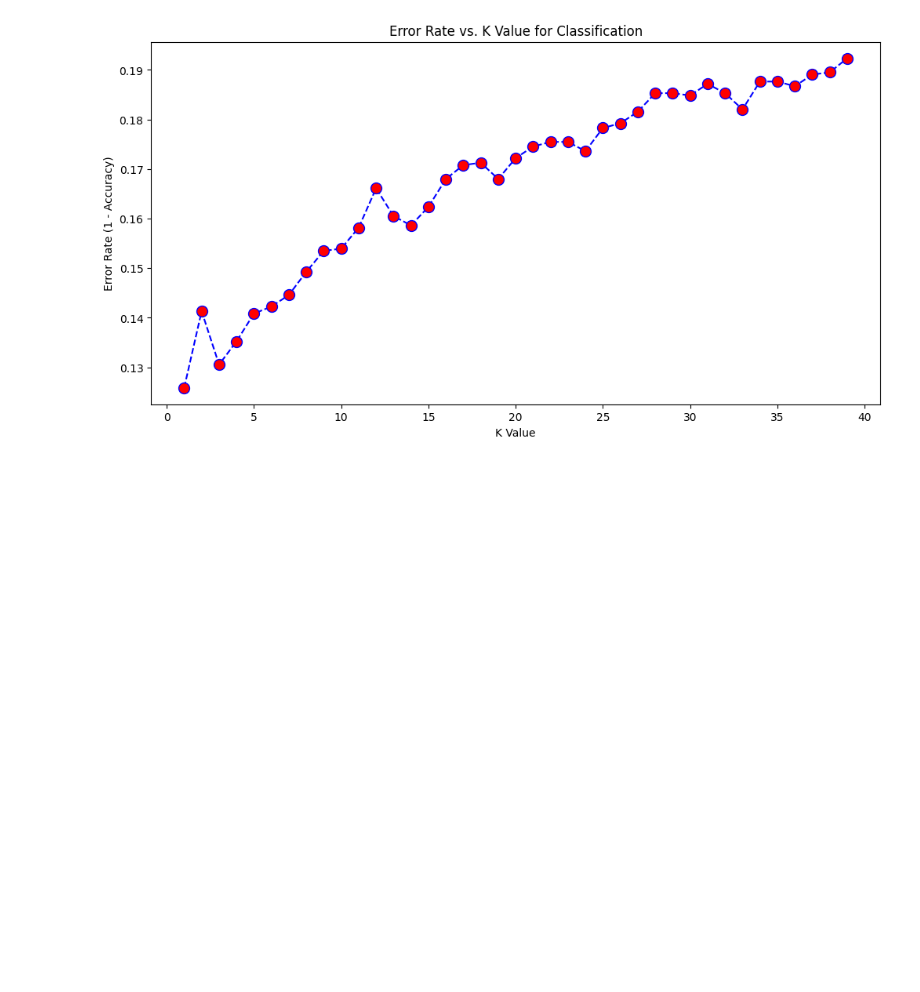
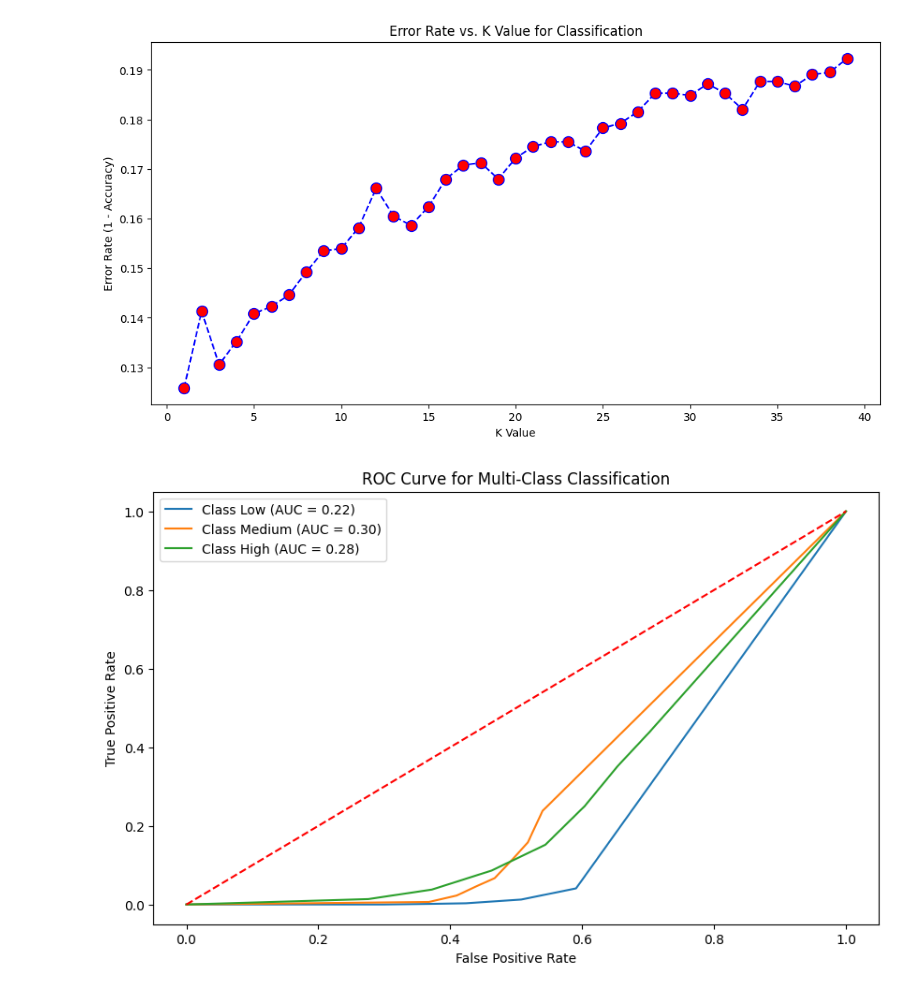
Before and after one commit to jishnuuverse/fds_project_flight-fare, a Jupyter notebook: dataset_flight/TEAM15_CODING3.ipynb, the cells around one changed output. Drawn from its saved outputs; the diff is of its cells as text; code cells hidden in the pictures; blank space fills up the shorter version.

```diff
--- a/dataset_flight/TEAM15_CODING2.ipynb
+++ b/dataset_flight/TEAM15_CODING3.ipynb
@@ -481,7 +481,7 @@ X_train, X_val, y_train_class, y_val_class = train_test_split(
     X_train_df, y_class, test_size=0.2, random_state=42, stratify=y_class
 )
 
-knn_classifier = KNeighborsClassifier(n_neighbors=5) # We'll start with K=5
+knn_classifier = KNeighborsClassifier(n_neighbors=7)
 knn_classifier.fit(X_train, y_train_class)
 
 print("KNN Classifier model trained successfully!")
@@ -563,3 +564,30 @@ plt.ylabel('Error Rate (1 - Accuracy)')
 plt.show()
 # %% [output]
 [figure]
+# %%
+from sklearn.metrics import roc_curve, roc_auc_score
+import matplotlib.pyplot as plt
+import numpy as np
+
+# Binarize the target variable for multi-class ROC
+from sklearn.preprocessing import label_binarize
+classes = y_class.cat.categories
+y_val_binarized = label_binarize(y_val_class, classes=classes)
+
+# Compute ROC curve and AUC for each class
+plt.figure(figsize=(10, 6))
+for i, class_label in enumerate(classes):
+    y_prob_val = knn_classifier.predict_proba(X_val)[:, i]
+    fpr, tpr, _ = roc_curve(y_val_binarized[:, i], y_prob_val)
+    auc_score = roc_auc_score(y_val_binarized[:, i], y_prob_val)
+    plt.plot(fpr, tpr, label=f'Class {class_label} (AUC = {auc_score:.2f})')
+
+# Plot the ROC curve
+plt.plot([0, 1], [0, 1], color='red', linestyle='--')
+plt.title('ROC Curve for Multi-Class Classification')
+plt.xlabel('False Positive Rate')
+plt.ylabel('True Positive Rate')
+plt.legend()
+plt.show()
+# %% [output]
+[figure, added]
```
Also changed, not shown: parts of 4 cells of this notebook, 8 other files.
